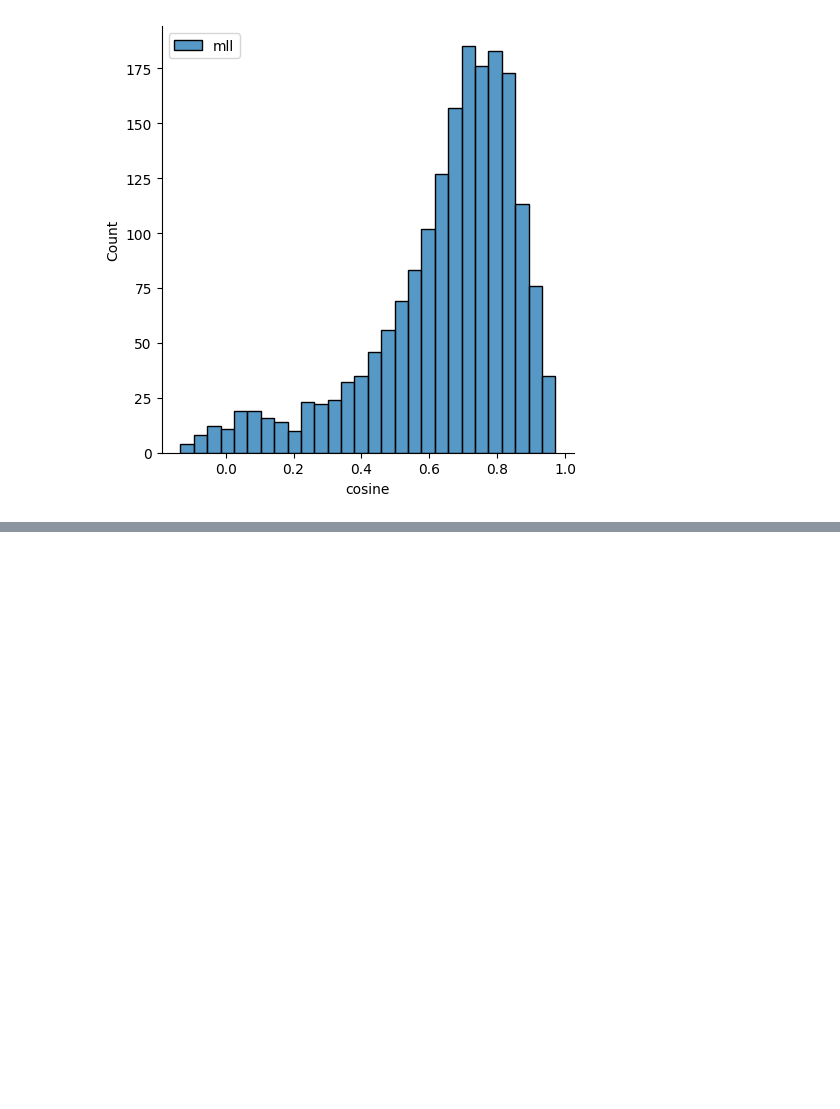
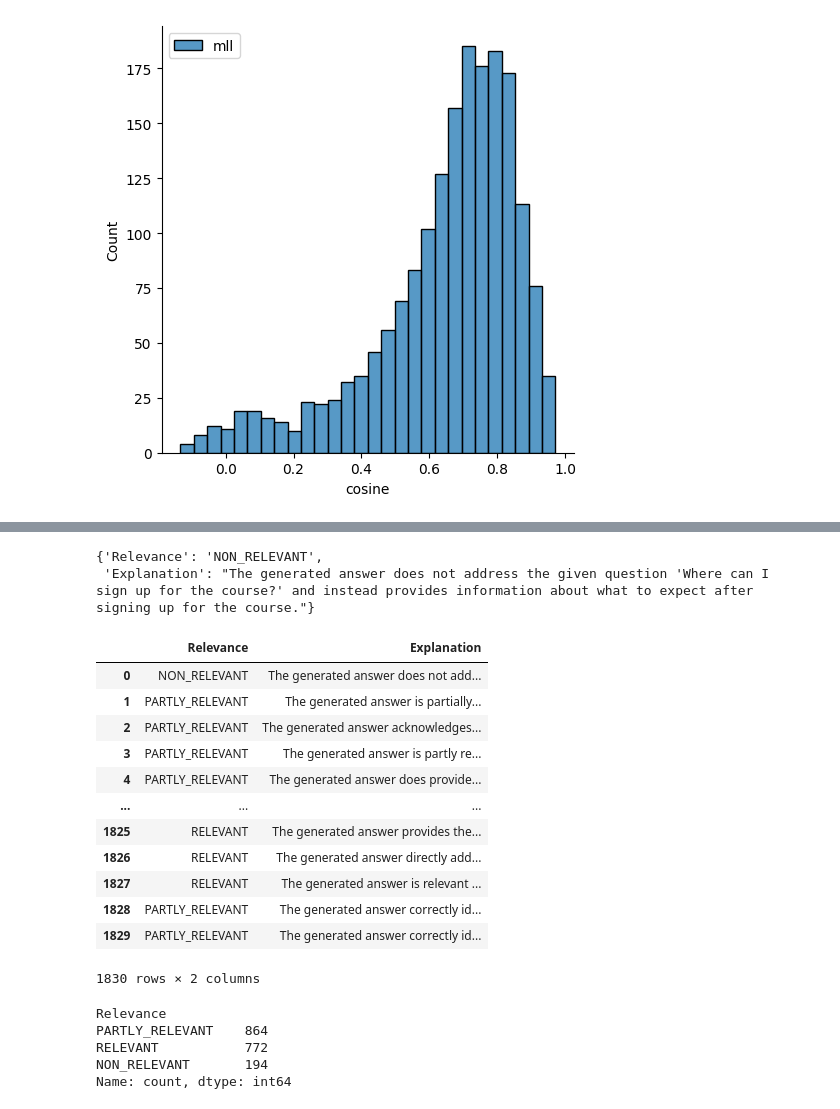
Before and after one commit to HagerAhmed/llm-zoomcamp, a Jupyter notebook: 03-evaluation/3.3- offline-rag-evaluation.ipynb, the cells around one changed output, grey strips where cells are left out. Cells and saved outputs as stored; diff of their text form; code cells hidden in the pictures; blank space fills up the shorter version.

Commit message:
llm evaluation

```diff
--- a/03-evaluation/3.3- offline-rag-evaluation.ipynb
+++ b/03-evaluation/3.3- offline-rag-evaluation.ipynb
@@ -378,0 +514,32 @@ plt.legend()
+# %%
+json.loads(answer)
+# %% [output]
+{'Relevance': 'NON_RELEVANT',
+ 'Explanation': "The generated answer does not address the given question 'Where can I sign up for the course?' and instead provides information about what to expect after signing up for the course."}
+# %%
+evaluations = []
+
+for record in tqdm(dict_llm):
+    prompt = prompt1_template.format(**record)
+    evaluation = llm(prompt)
+    evaluations.append(evaluation)
+# %%
+json_evaluations = []
+
+for i, str_eval in enumerate(evaluations):
+    try:
+        json_eval = json.loads(str_eval)
+
+        if isinstance(json_eval, list):
+            print(f"Warning: Evaluation {i} is a list, not a dict. Using first element.")
+            if len(json_eval) > 0:
+                json_evaluations.append(json_eval[0])
+            else:
+                print(f"Warning: Empty list at index {i}, skipping.")
+        elif isinstance(json_eval, dict):
+            json_evaluations.append(json_eval)
+        else:
+            print(f"Unexpected type at index {i}: {type(json_eval)} — skipping.")
+
+    except json.JSONDecodeError as e:
+        print(f"JSON error at index {i}: {e} — skipping.")
@@ -378,0 +548,26 @@ plt.legend()
+# %%
+df_evl = pd.DataFrame(json_evaluations)
+# %%
+df_evl
+# %% [output]
+|  | Relevance | Explanation |
+| 0 | NON_RELEVANT | The generated answer does not add... |
+| 1 | PARTLY_RELEVANT | The generated answer is partially... |
+| 2 | PARTLY_RELEVANT | The generated answer acknowledges... |
+| 3 | PARTLY_RELEVANT | The generated answer is partly re... |
+| 4 | PARTLY_RELEVANT | The generated answer does provide... |
+| ... | ... | ... |
+| 1825 | RELEVANT | The generated answer provides the... |
+| 1826 | RELEVANT | The generated answer directly add... |
+| 1827 | RELEVANT | The generated answer is relevant ... |
+| 1828 | PARTLY_RELEVANT | The generated answer correctly id... |
+| 1829 | PARTLY_RELEVANT | The generated answer correctly id... |
+1830 rows × 2 columns
+# %%
+df_evl.Relevance.value_counts()
+# %% [output]
+Relevance
+PARTLY_RELEVANT    864
+RELEVANT           772
+NON_RELEVANT       194
+Name: count, dtype: int64
```
Also changed, not shown: parts of 27 cells of this notebook, 2 other files.
